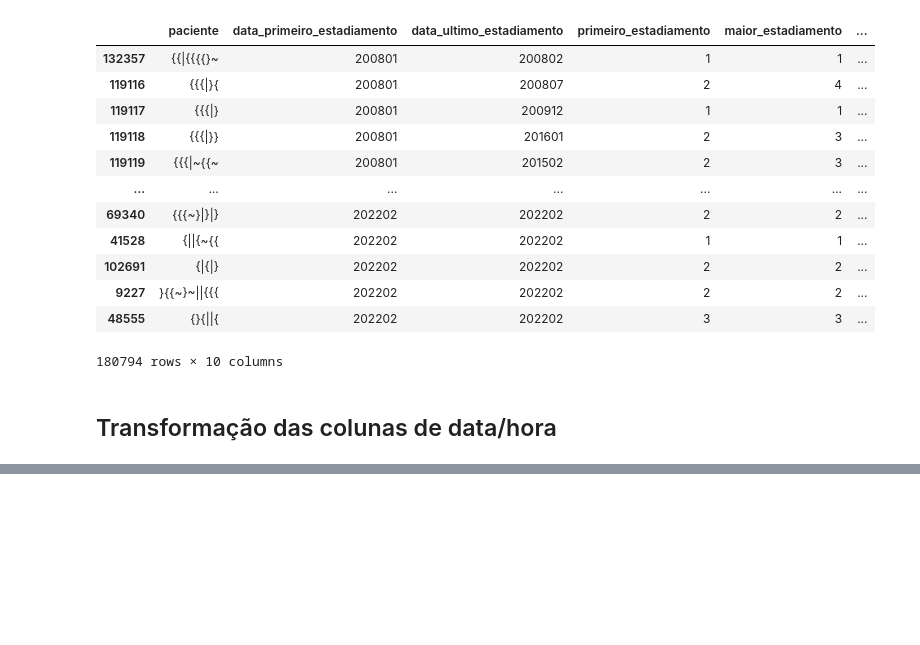
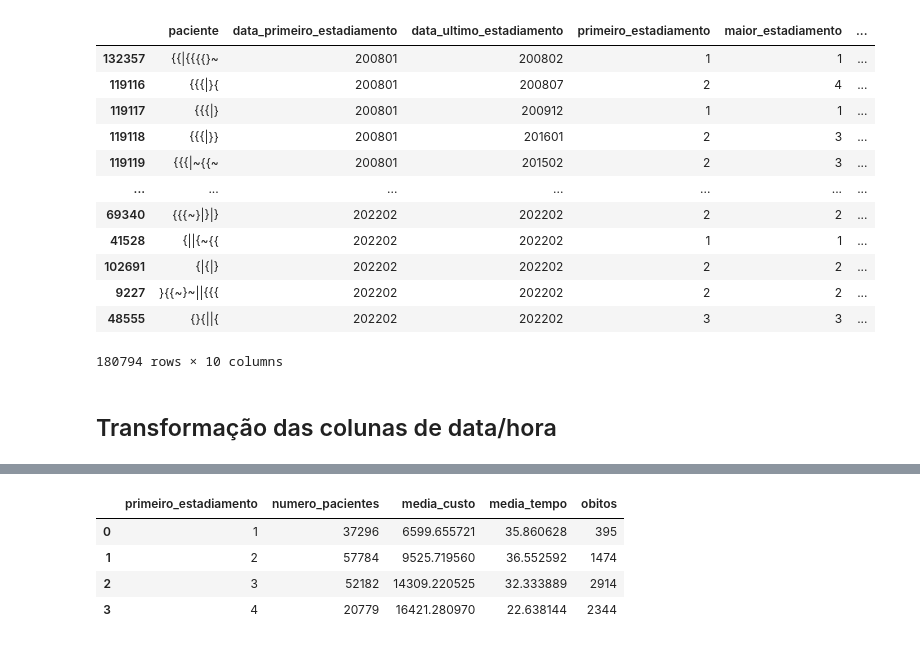
Before and after one commit to heber-augusto/sus-kpis-analysis, a Jupyter notebook: sia/analise_exploratoria_pacientes.ipynb, the cells around one changed output, grey strips where cells are left out. Saved outputs shown, nothing was run; the diff lists cells and outputs as text; code cells hidden in the pictures; blank space fills up the shorter version.

```diff
--- a/sia/analise_exploratoria_pacientes.ipynb
+++ b/sia/analise_exploratoria_pacientes.ipynb
@@ -75,0 +132,16 @@ pacientes['data_ultimo_estadiamento_dt'] = pd.to_datetime(
+# %%
+pacientes_final\
+    .groupby(['primeiro_estadiamento'])\
+    .agg(
+        numero_pacientes=('paciente', 'count'),
+        media_custo=('custo_total', 'mean'),
+        media_tempo=('tempo_tratamento', 'mean'),
+        obitos=('indicacao_obito', 'sum'),
+        )\
+    .reset_index()
+# %% [output]
+|  | primeiro_estadiamento | numero_pacientes | media_custo | media_tempo | obitos |
+| 0 | 1 | 37296 | 6599.655721 | 35.860628 | 395 |
+| 1 | 2 | 57784 | 9525.719560 | 36.552592 | 1474 |
+| 2 | 3 | 52182 | 14309.220525 | 32.333889 | 2914 |
+| 3 | 4 | 20779 | 16421.280970 | 22.638144 | 2344 |
```
Also changed, not shown: parts of 16 cells of this notebook.
